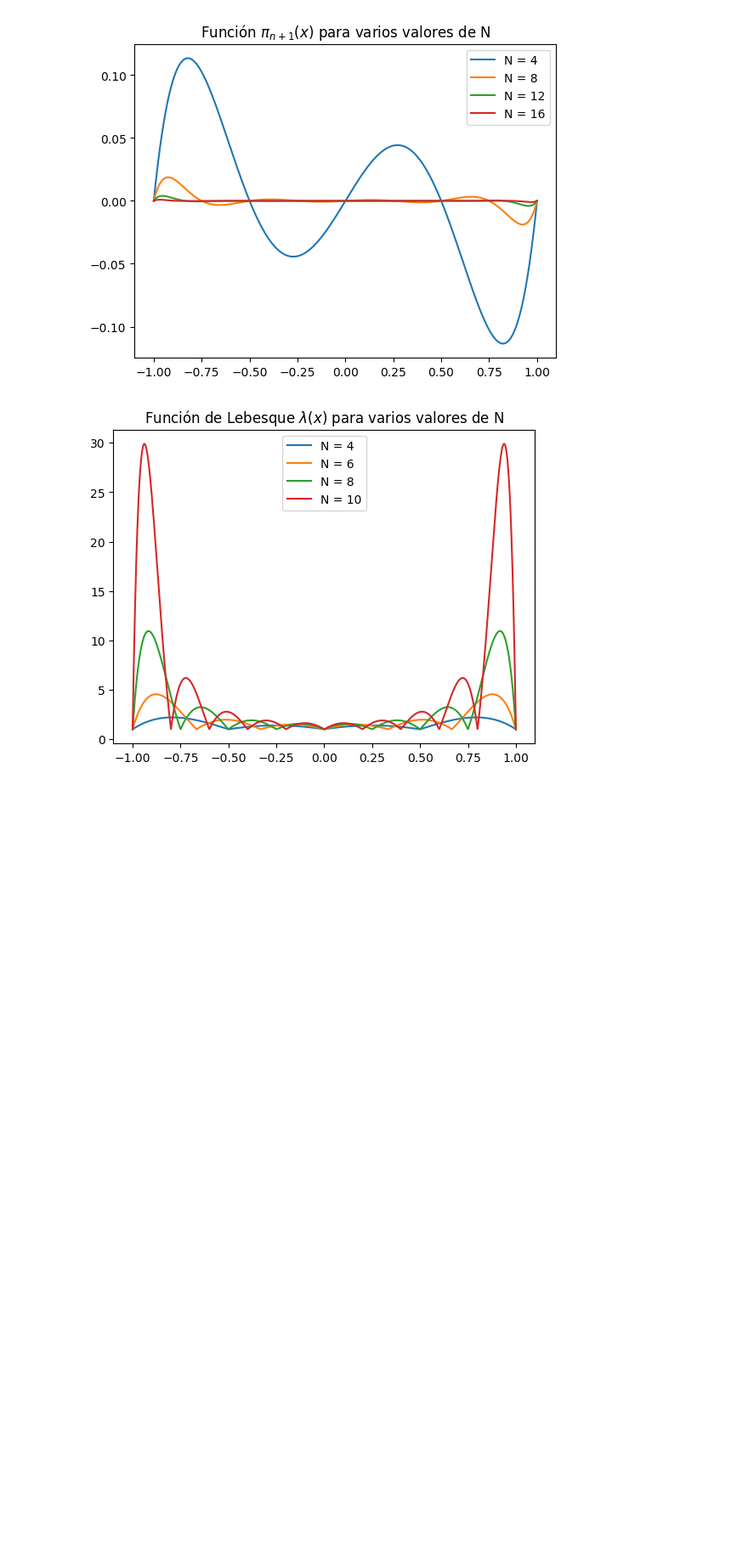
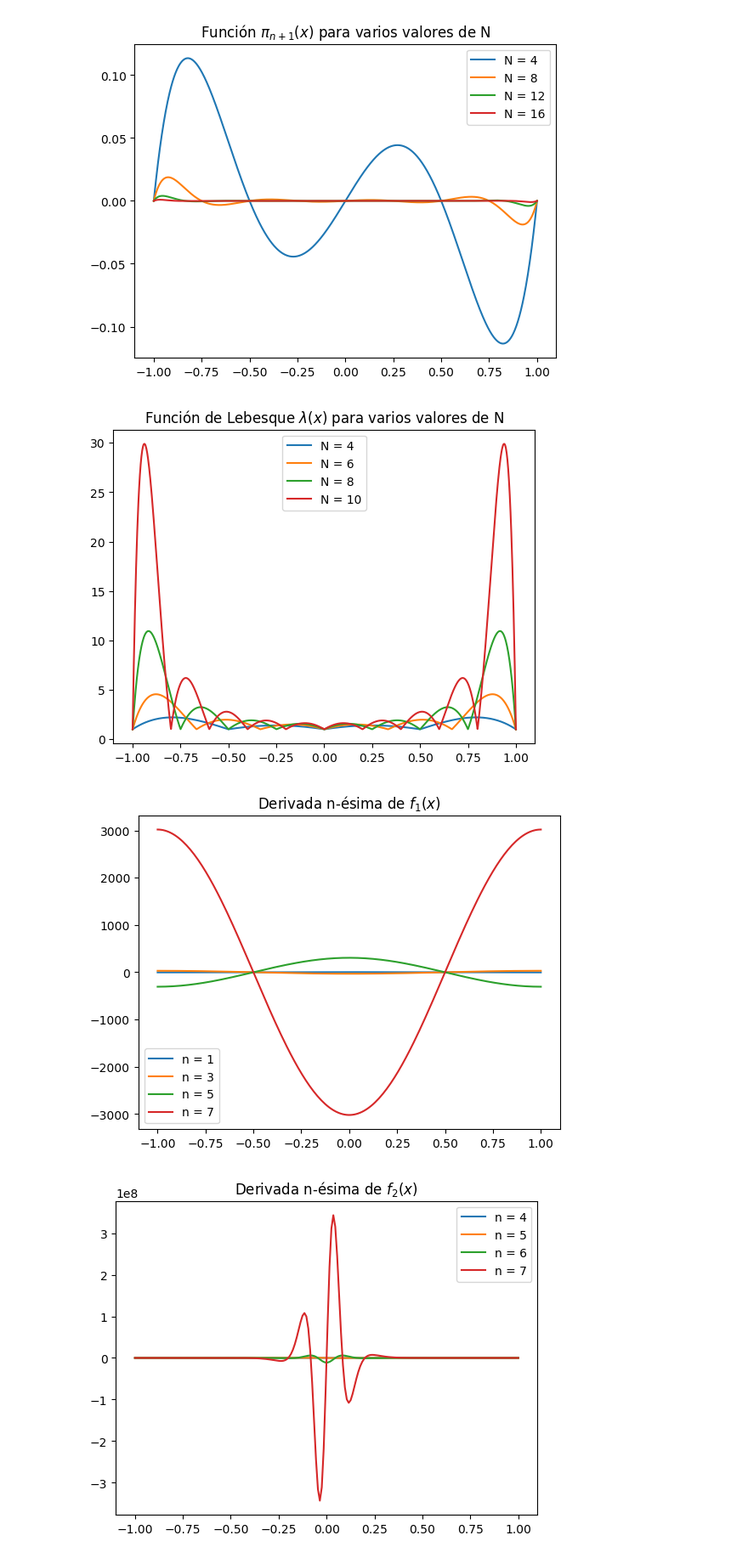
Before and after one commit to RistoRisoto/Calculo-Numerico, a Jupyter notebook: Hito1.ipynb, the cells around one changed output. Shown at 85% size. Saved outputs shown, nothing was run; the diff lists cells and outputs as text; code cells hidden in the pictures; blank space fills up the shorter version.

Commit message:
He añadido las derivadas n-esimas

```diff
--- a/Hito1.ipynb
+++ b/Hito1.ipynb
@@ -173,8 +173,42 @@ plt.show()
 [figure]
 [figure]
 # %%
-# import sympy as sp
+import sympy as sp
+import numpy as np
 
+def f1(x):
+    return sp.sin(sp.pi*x)
 
-# eq=x
-# print(eq.diff(x))
+def plotD(f,ene,a=-1,b=1,n=200):
+    x=sp.Symbol('x')
+    x_=np.linspace(a,b,n)
+    y=[]
+    for i in range(len(x_)):
+        yi=sp.diff(f(x),x,ene).subs(x,x_[i])
+        y.append(yi)
+    return x_,y
+
+plt.figure()
+plt.title('Derivada n-ésima de $f_1(x)$')
+leyenda=[]
+for i in range(4):
+    ene=1+i*2
+    leyenda.append(0)
+    x,y=plotD(f1,ene)
+    leyenda[i],=plt.plot(x,y,label='n = '+str(ene))
+    plt.legend(handles=leyenda)
+plt.show()
+
+plt.figure()
+plt.title('Derivada n-ésima de $f_2(x)$')
+leyenda=[]
+for i in range(4):
+    ene=4+i*1
+    leyenda.append(0)
+    x,y=plotD(f2,ene)
+    leyenda[i],=plt.plot(x,y,label='n = '+str(ene))
+    plt.legend(handles=leyenda)
+plt.show()
+# %% [output]
+[figure, added]
+[figure, added]
```
